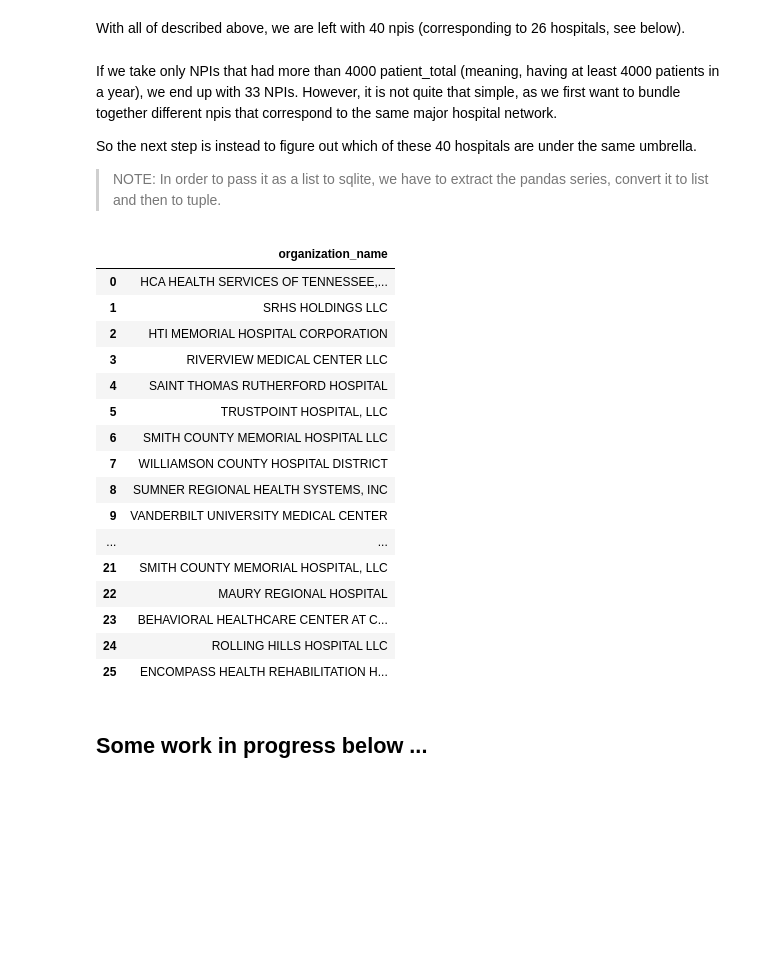
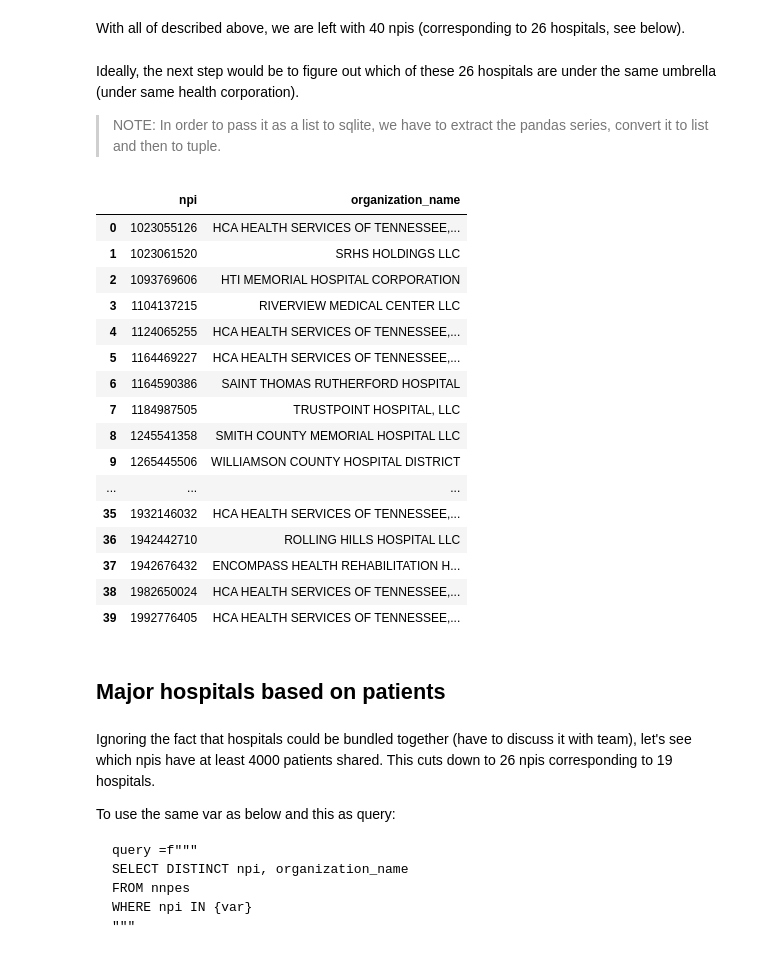
Before and after one commit to tomoumer/hop_team-the-hindenburgs, a Jupyter notebook: notebooks/data_exploration.ipynb, the cells around one changed output. Drawn from its saved outputs; the diff is of its cells as text; code cells hidden in the pictures; blank space fills up the shorter version.

````diff
--- a/notebooks/data_exploration.ipynb
+++ b/notebooks/data_exploration.ipynb
@@ -171,44 +171,54 @@ total_referrals = (
     .reset_index()
 )
 # %% [markdown]
-If we take only NPIs that had more than 4000 patient_total (meaning, having at least 4000 patients in a year), we end up with 33 NPIs. However, it is not quite that simple, as we first want to bundle together different npis that correspond to the same major hospital network.
 
-So the next step is instead to figure out which of these 40 hospitals are under the same umbrella.
+Ideally, the next step would be to figure out which of these 26 hospitals are under the same umbrella (under same health corporation).
 
 > NOTE: In order to pass it as a list to sqlite, we have to extract the pandas series, convert it to list and then to tuple.
 # %%
 var = tuple(total_referrals['to_npi'].tolist())
 
 query =f"""
-SELECT DISTINCT organization_name
+SELECT DISTINCT npi, organization_name
 FROM nnpes
 WHERE npi IN {var}
 """
 
 with sqlite3.connect('../data/hop_teaming_database.sqlite') as db:
     hospitals = pd.read_sql(query, db)
 
 hospitals
 # %% [output]
-|  | organization_name |
-| 0 | HCA HEALTH SERVICES OF TENNESSEE,... |
-| 1 | SRHS HOLDINGS LLC |
-| 2 | HTI MEMORIAL HOSPITAL CORPORATION |
-| 3 | RIVERVIEW MEDICAL CENTER LLC |
-| 4 | SAINT THOMAS RUTHERFORD HOSPITAL |
-| 5 | TRUSTPOINT HOSPITAL, LLC |
-| 6 | SMITH COUNTY MEMORIAL HOSPITAL LLC |
-| 7 | WILLIAMSON COUNTY HOSPITAL DISTRICT |
-| 8 | SUMNER REGIONAL HEALTH SYSTEMS, INC |
-| 9 | VANDERBILT UNIVERSITY MEDICAL CENTER |
-| ... | ... |
-| 21 | SMITH COUNTY MEMORIAL HOSPITAL, LLC |
-| 22 | MAURY REGIONAL HOSPITAL |
-| 23 | BEHAVIORAL HEALTHCARE CENTER AT C... |
-| 24 | ROLLING HILLS HOSPITAL LLC |
-| 25 | ENCOMPASS HEALTH REHABILITATION H... |
+|  | npi | organization_name |
+| 0 | 1023055126 | HCA HEALTH SERVICES OF TENNESSEE,... |
+| 1 | 1023061520 | SRHS HOLDINGS LLC |
+| 2 | 1093769606 | HTI MEMORIAL HOSPITAL CORPORATION |
+| 3 | 1104137215 | RIVERVIEW MEDICAL CENTER LLC |
+| 4 | 1124065255 | HCA HEALTH SERVICES OF TENNESSEE,... |
+| 5 | 1164469227 | HCA HEALTH SERVICES OF TENNESSEE,... |
+| 6 | 1164590386 | SAINT THOMAS RUTHERFORD HOSPITAL |
+| 7 | 1184987505 | TRUSTPOINT HOSPITAL, LLC |
+| 8 | 1245541358 | SMITH COUNTY MEMORIAL HOSPITAL LLC |
+| 9 | 1265445506 | WILLIAMSON COUNTY HOSPITAL DISTRICT |
+| ... | ... | ... |
+| 35 | 1932146032 | HCA HEALTH SERVICES OF TENNESSEE,... |
+| 36 | 1942442710 | ROLLING HILLS HOSPITAL LLC |
+| 37 | 1942676432 | ENCOMPASS HEALTH REHABILITATION H... |
+| 38 | 1982650024 | HCA HEALTH SERVICES OF TENNESSEE,... |
+| 39 | 1992776405 | HCA HEALTH SERVICES OF TENNESSEE,... |
-# %% [markdown]
-## Some work in progress below ...
+# %% [markdown]
+## Major hospitals based on patients
+# %% [markdown]
+Ignoring the fact that hospitals could be bundled together (have to discuss it with team), let's see which npis have at least 4000 patients shared. This cuts down to 26 npis corresponding to 19 hospitals.
+
+To use the same var as below and this as query:
+```
+query =f"""
+SELECT DISTINCT npi, organization_name
+FROM nnpes
+WHERE npi IN {var}
+"""
+```
 # %%
 var = tuple(total_referrals.loc[total_referrals['patient_total'] > 4000]['to_npi'].tolist())
 
````
Also changed, not shown: parts of 4 cells of this notebook.
